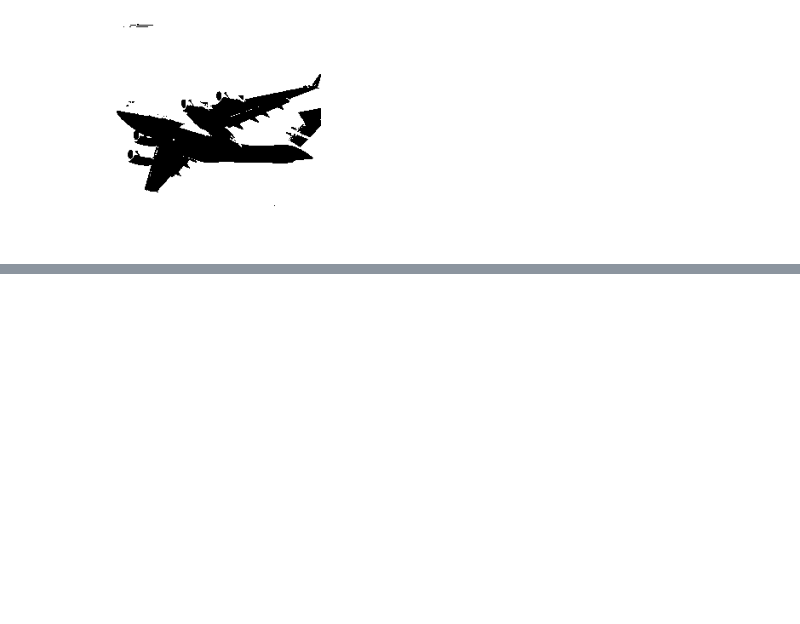
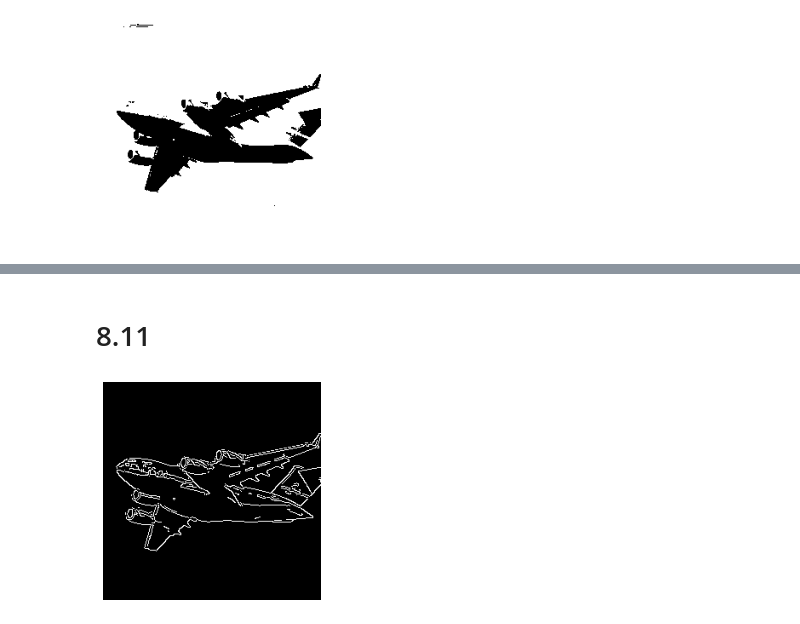
Before and after one commit to rafamarquesi/machine-learning-with-python-cookbook, a Jupyter notebook: cap8/cap8.ipynb, the cells around one changed output, grey strips where cells are left out. Saved outputs shown, nothing was run; the diff lists cells and outputs as text; code cells hidden in the pictures; blank space fills up the shorter version.

```diff
--- a/cap8/cap8.ipynb
+++ b/cap8/cap8.ipynb
@@ -306,0 +363,26 @@ plt.show()
+# %% [markdown]
+# 8.11
+# %%
+# Load libraries
+import cv2
+import numpy as np
+from matplotlib import pyplot as plt
+
+# Load image
+image_gray = cv2.imread('images/plane_256x256.jpg', cv2.IMREAD_GRAYSCALE)
+
+# Calculate median intensity
+median_intensity = np.median(image_gray)
+
+# Set thresholds to be one standard deviation above and below median intensity
+lower_threshold = int(max(0, (1.0 - 0.33) * median_intensity))
+upper_threshold = int(min(255, (1.0 + 0.33) * median_intensity))
+
+# Apply canny edge detector
+image_canny = cv2.Canny(image_gray, lower_threshold, upper_threshold)
+
+# Show image
+plt.imshow(image_canny, cmap='gray'), plt.axis('off')
+plt.show()
+# %% [output]
+[figure, added]
```
Also changed, not shown: parts of 24 cells of this notebook.
